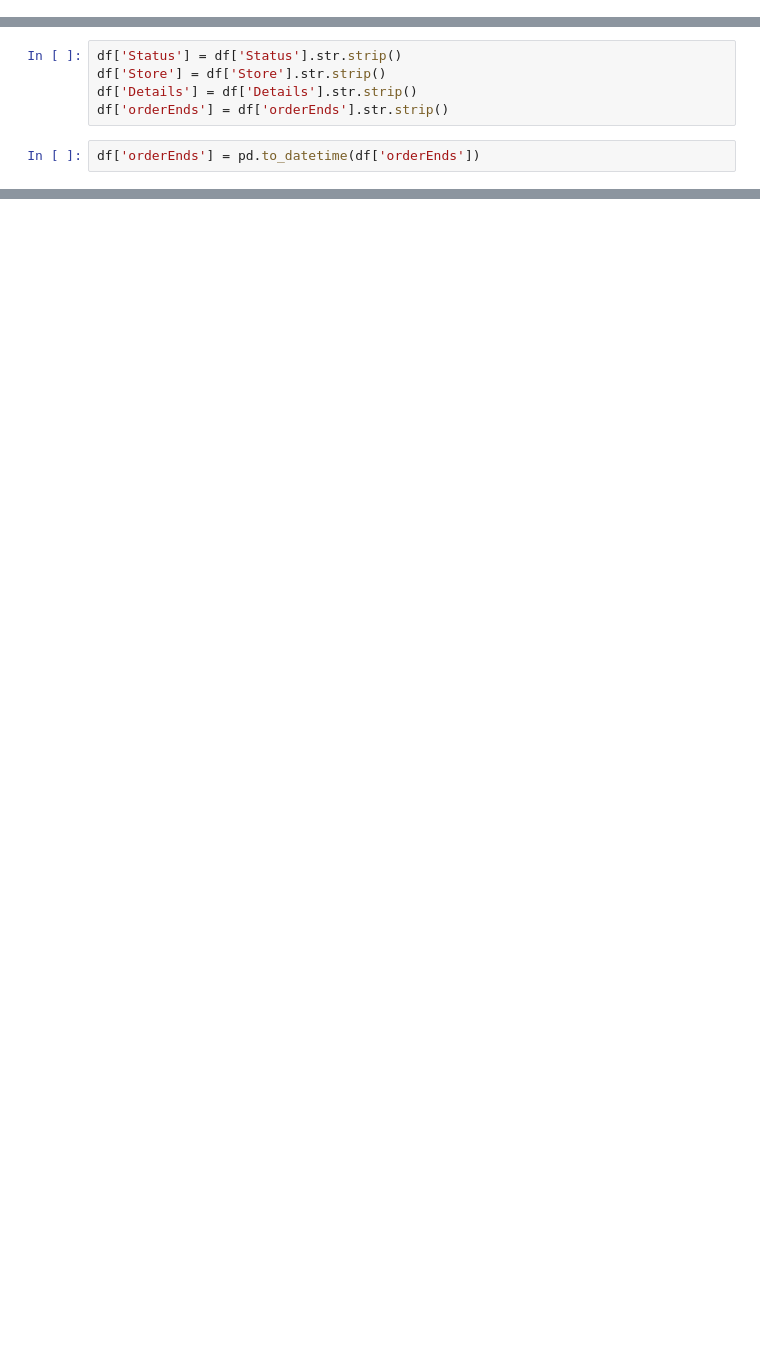
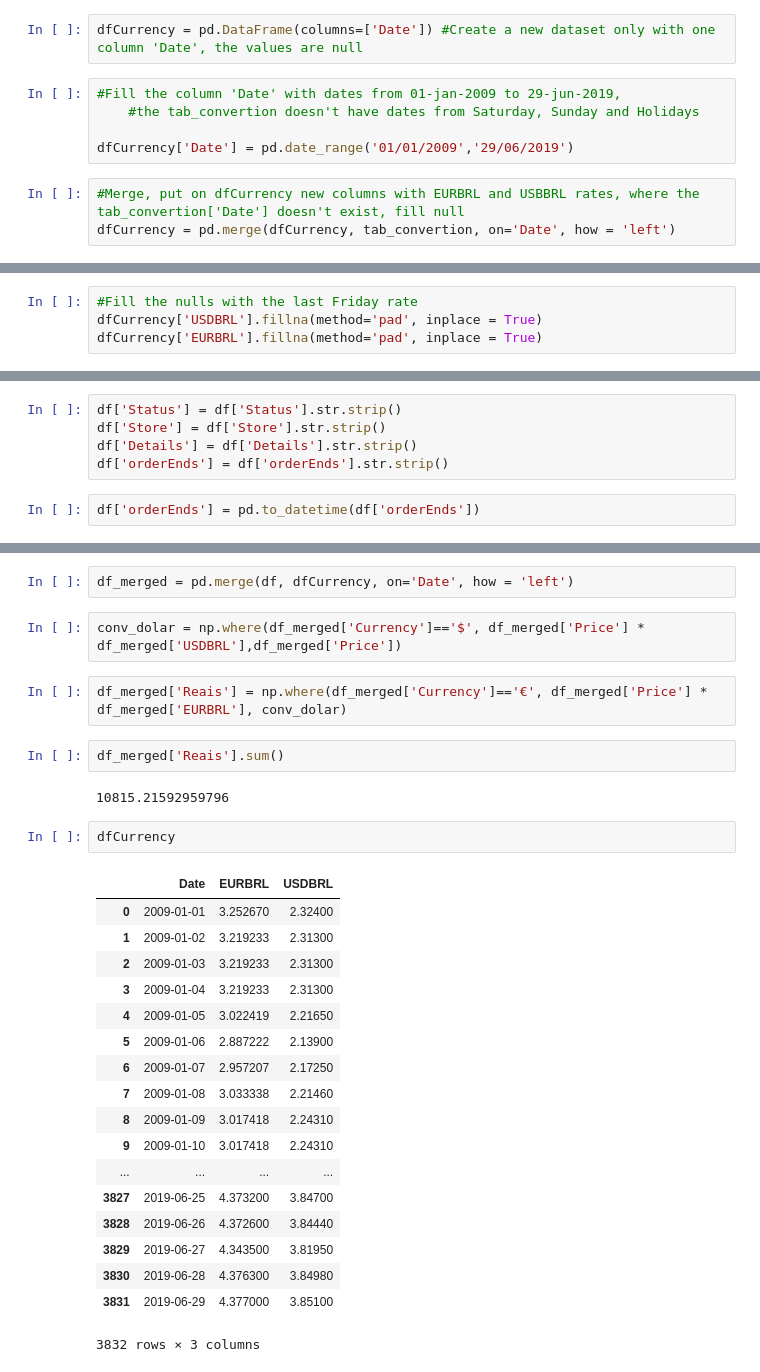
Before and after one commit to caiobellezi/Aliexpress, a Jupyter notebook: 01 - Limpeza Aliexpress.ipynb, the cells around one changed output, grey strips where cells are left out. Saved outputs shown, nothing was run; the diff lists cells and outputs as text; blank space fills up the shorter version.

```diff
--- a/01 - Limpeza Aliexpress.ipynb
+++ b/01 - Limpeza Aliexpress.ipynb
@@ -7,0 +40,10 @@ df = pd.read_csv('order_list20190709.csv')
+# %%
+dfCurrency = pd.DataFrame(columns=['Date']) #Create a new dataset only with one column 'Date', the values are null
+# %%
+#Fill the column 'Date' with dates from 01-jan-2009 to 29-jun-2019,
+    #the tab_convertion doesn't have dates from Saturday, Sunday and Holidays
+
+dfCurrency['Date'] = pd.date_range('01/01/2009','29/06/2019')
+# %%
+#Merge, put on dfCurrency new columns with EURBRL and USBBRL rates, where the tab_convertion['Date'] doesn't exist, fill null
+dfCurrency = pd.merge(dfCurrency, tab_convertion, on='Date', how = 'left')
@@ -7,0 +57,4 @@ df = pd.read_csv('order_list20190709.csv')
+# %%
+#Fill the nulls with the last Friday rate
+dfCurrency['USDBRL'].fillna(method='pad', inplace = True)
+dfCurrency['EURBRL'].fillna(method='pad', inplace = True)
@@ -240,0 +257,31 @@ euro.describe()
+# %%
+df_merged = pd.merge(df, dfCurrency, on='Date', how = 'left')
+# %%
+conv_dolar = np.where(df_merged['Currency']=='$', df_merged['Price'] * df_merged['USDBRL'],df_merged['Price'])
+# %%
+df_merged['Reais'] = np.where(df_merged['Currency']=='€', df_merged['Price'] * df_merged['EURBRL'], conv_dolar)
+# %%
+df_merged['Reais'].sum()
+# %% [output]
+10815.21592959796
+# %%
+dfCurrency
+# %% [output]
+|  | Date | EURBRL | USDBRL |
+| 0 | 2009-01-01 | 3.252670 | 2.32400 |
+| 1 | 2009-01-02 | 3.219233 | 2.31300 |
+| 2 | 2009-01-03 | 3.219233 | 2.31300 |
+| 3 | 2009-01-04 | 3.219233 | 2.31300 |
+| 4 | 2009-01-05 | 3.022419 | 2.21650 |
+| 5 | 2009-01-06 | 2.887222 | 2.13900 |
+| 6 | 2009-01-07 | 2.957207 | 2.17250 |
+| 7 | 2009-01-08 | 3.033338 | 2.21460 |
+| 8 | 2009-01-09 | 3.017418 | 2.24310 |
+| 9 | 2009-01-10 | 3.017418 | 2.24310 |
+| ... | ... | ... | ... |
+| 3827 | 2019-06-25 | 4.373200 | 3.84700 |
+| 3828 | 2019-06-26 | 4.372600 | 3.84440 |
+| 3829 | 2019-06-27 | 4.343500 | 3.81950 |
+| 3830 | 2019-06-28 | 4.376300 | 3.84980 |
+| 3831 | 2019-06-29 | 4.377000 | 3.85100 |
+3832 rows × 3 columns
```
Also changed, not shown: parts of 62 cells of this notebook.
